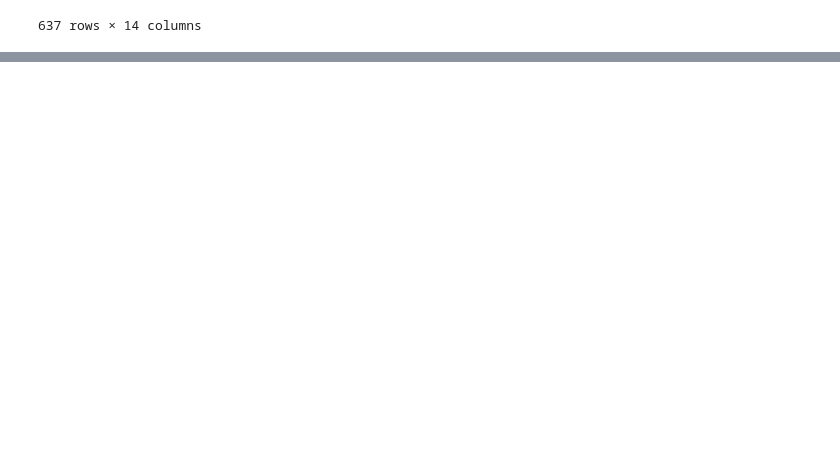
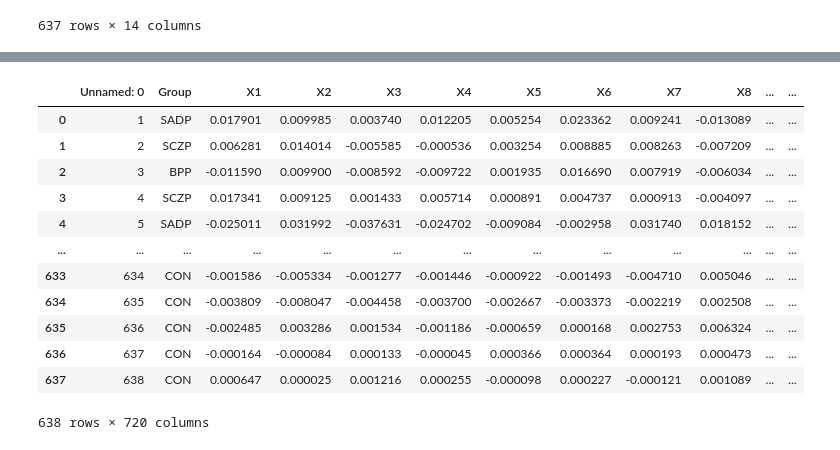
Before and after one commit to jacomof/classifying_psychiatric_disorders, a Jupyter notebook: src/preprocessing.ipynb, the cells around one changed output, grey strips where cells are left out. Cells and saved outputs as stored; diff of their text form; code cells hidden in the pictures; blank space fills up the shorter version.

```diff
--- a/src/preprocessing.ipynb
+++ b/src/preprocessing.ipynb
@@ -113,0 +135,17 @@ data
+# %%
+neural_gbc_source = pd.read_csv('../../data/BSNIP_data/BSNIP_data/neural/neural_parcellated_gbc.csv')
+neural_gbc_source
+# %% [output]
+|  | Unnamed: 0 | Group | X1 | X2 | X3 | X4 | X5 | X6 | X7 | X8 | ... | ... |
+| 0 | 1 | SADP | 0.017901 | 0.009985 | 0.003740 | 0.012205 | 0.005254 | 0.023362 | 0.009241 | -0.013089 | ... | ... |
+| 1 | 2 | SCZP | 0.006281 | 0.014014 | -0.005585 | -0.000536 | 0.003254 | 0.008885 | 0.008263 | -0.007209 | ... | ... |
+| 2 | 3 | BPP | -0.011590 | 0.009900 | -0.008592 | -0.009722 | 0.001935 | 0.016690 | 0.007919 | -0.006034 | ... | ... |
+| 3 | 4 | SCZP | 0.017341 | 0.009125 | 0.001433 | 0.005714 | 0.000891 | 0.004737 | 0.000913 | -0.004097 | ... | ... |
+| 4 | 5 | SADP | -0.025011 | 0.031992 | -0.037631 | -0.024702 | -0.009084 | -0.002958 | 0.031740 | 0.018152 | ... | ... |
+| ... | ... | ... | ... | ... | ... | ... | ... | ... | ... | ... | ... | ... |
+| 633 | 634 | CON | -0.001586 | -0.005334 | -0.001277 | -0.001446 | -0.000922 | -0.001493 | -0.004710 | 0.005046 | ... | ... |
+| 634 | 635 | CON | -0.003809 | -0.008047 | -0.004458 | -0.003700 | -0.002667 | -0.003373 | -0.002219 | 0.002508 | ... | ... |
+| 635 | 636 | CON | -0.002485 | 0.003286 | 0.001534 | -0.001186 | -0.000659 | 0.000168 | 0.002753 | 0.006324 | ... | ... |
+| 636 | 637 | CON | -0.000164 | -0.000084 | 0.000133 | -0.000045 | 0.000366 | 0.000364 | 0.000193 | 0.000473 | ... | ... |
+| 637 | 638 | CON | 0.000647 | 0.000025 | 0.001216 | 0.000255 | -0.000098 | 0.000227 | -0.000121 | 0.001089 | ... | ... |
+638 rows × 720 columns
```
Also changed, not shown: parts of 5 cells of this notebook, 13 other files.
